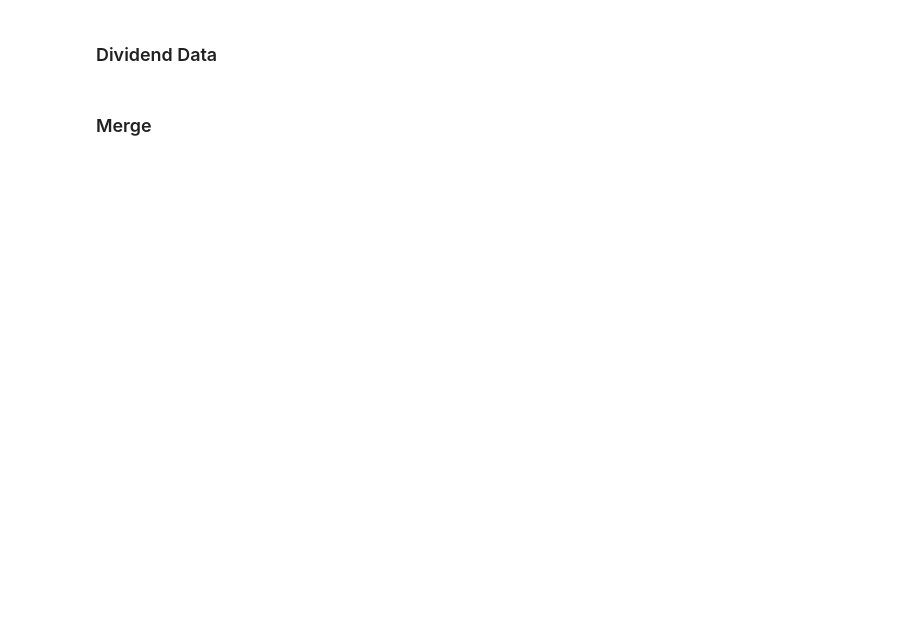
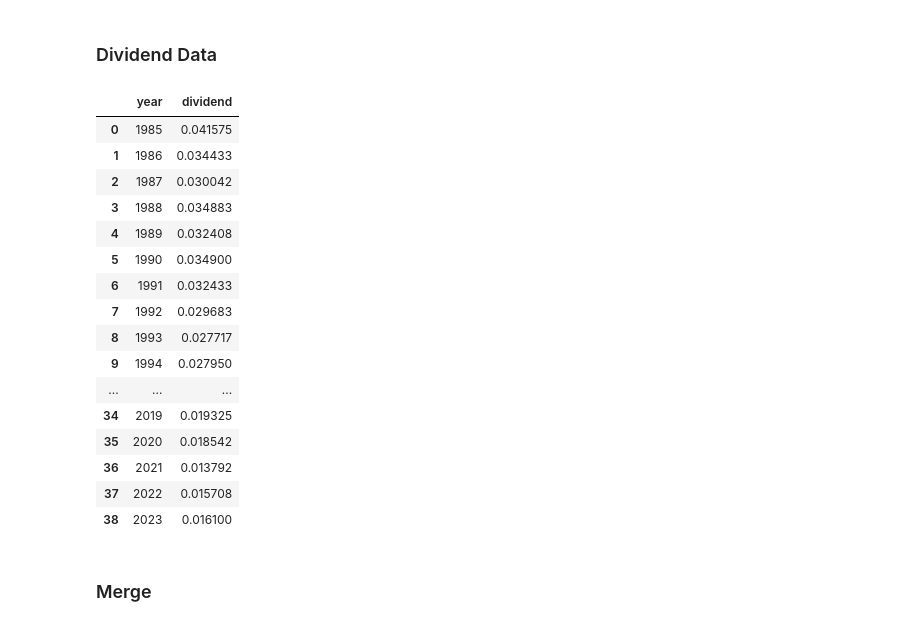
Before and after one commit to mathieutorchia/SP500-Investing-Project, a Jupyter notebook: main.ipynb, the cells around one changed output. Cells and saved outputs as stored; diff of their text form; code cells hidden in the pictures; blank space fills up the shorter version.

```diff
--- a/main.ipynb
+++ b/main.ipynb
@@ -80,35 +108,52 @@ for th in table.find_all('th'):
 # Step 5: Extract the table rows
 rows = []
 for tr in table.find_all('tr'):
     cells = tr.find_all(['td', 'th'])
     if len(cells) > 0:
         row = [cell.get_text(strip=True) for cell in cells]
         rows.append(row)
 
 # Step 6: Create a DataFrame
 df_dividends = pd.DataFrame(rows[1:], columns=rows[0])
 
 # Convert 'Date' column to datetime
 df_dividends['Date'] = pd.to_datetime(df_dividends['Date'], format='%b %d, %Y')
 df_dividends['Year'] = df_dividends['Date'].dt.year
 
 # Keep dates up until 2024
 df_dividends = df_dividends[df_dividends['Date'] < '2024-01-01']
 df_dividends = df_dividends[df_dividends['Date'] > '1985-01-01']
 
 df_dividends['Value'] = df_dividends['Value'].str.replace('%','')
 
 # # Convert 'Value' columns to float
 df_dividends['Value'] = pd.to_numeric(df_dividends['Value'])/100
 
 # Let's get to the yearly level
 df_dividends = df_dividends.groupby('Year')['Value'].mean().reset_index()
 
 # Let's rename stuff
 df_dividends = df_dividends.rename(columns={'Year': 'year', 'Value': 'dividend'})
 
-# display(df_dividends)
-# df_dividends.head(10)
+display(df_dividends)
+# %% [output]
+|  | year | dividend |
+| 0 | 1985 | 0.041575 |
+| 1 | 1986 | 0.034433 |
+| 2 | 1987 | 0.030042 |
+| 3 | 1988 | 0.034883 |
+| 4 | 1989 | 0.032408 |
+| 5 | 1990 | 0.034900 |
+| 6 | 1991 | 0.032433 |
+| 7 | 1992 | 0.029683 |
+| 8 | 1993 | 0.027717 |
+| 9 | 1994 | 0.027950 |
+| ... | ... | ... |
+| 34 | 2019 | 0.019325 |
+| 35 | 2020 | 0.018542 |
+| 36 | 2021 | 0.013792 |
+| 37 | 2022 | 0.015708 |
+| 38 | 2023 | 0.016100 |
 # %% [markdown]
 ### Merge
 # %%
```
Also changed, not shown: parts of 6 cells of this notebook.
